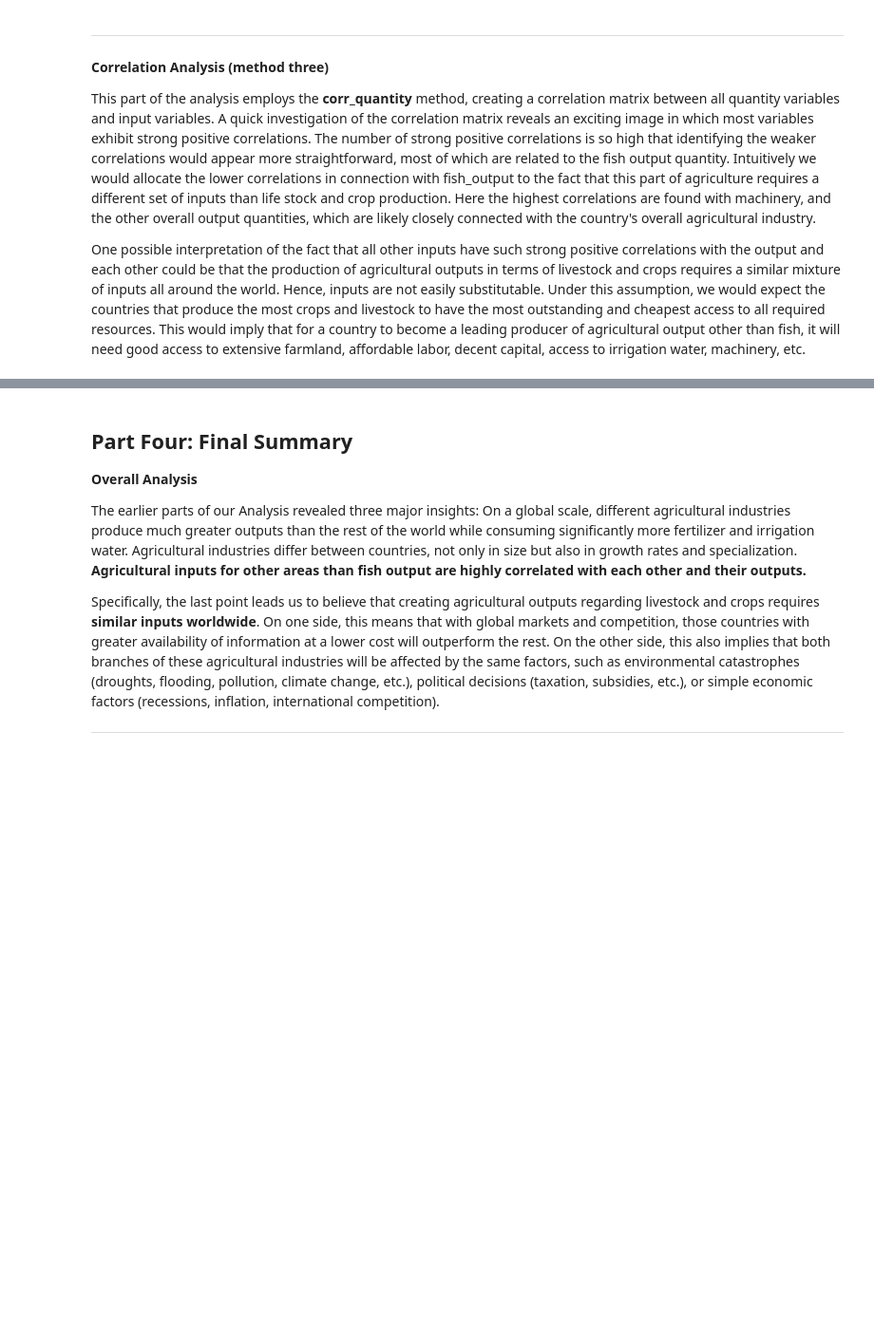
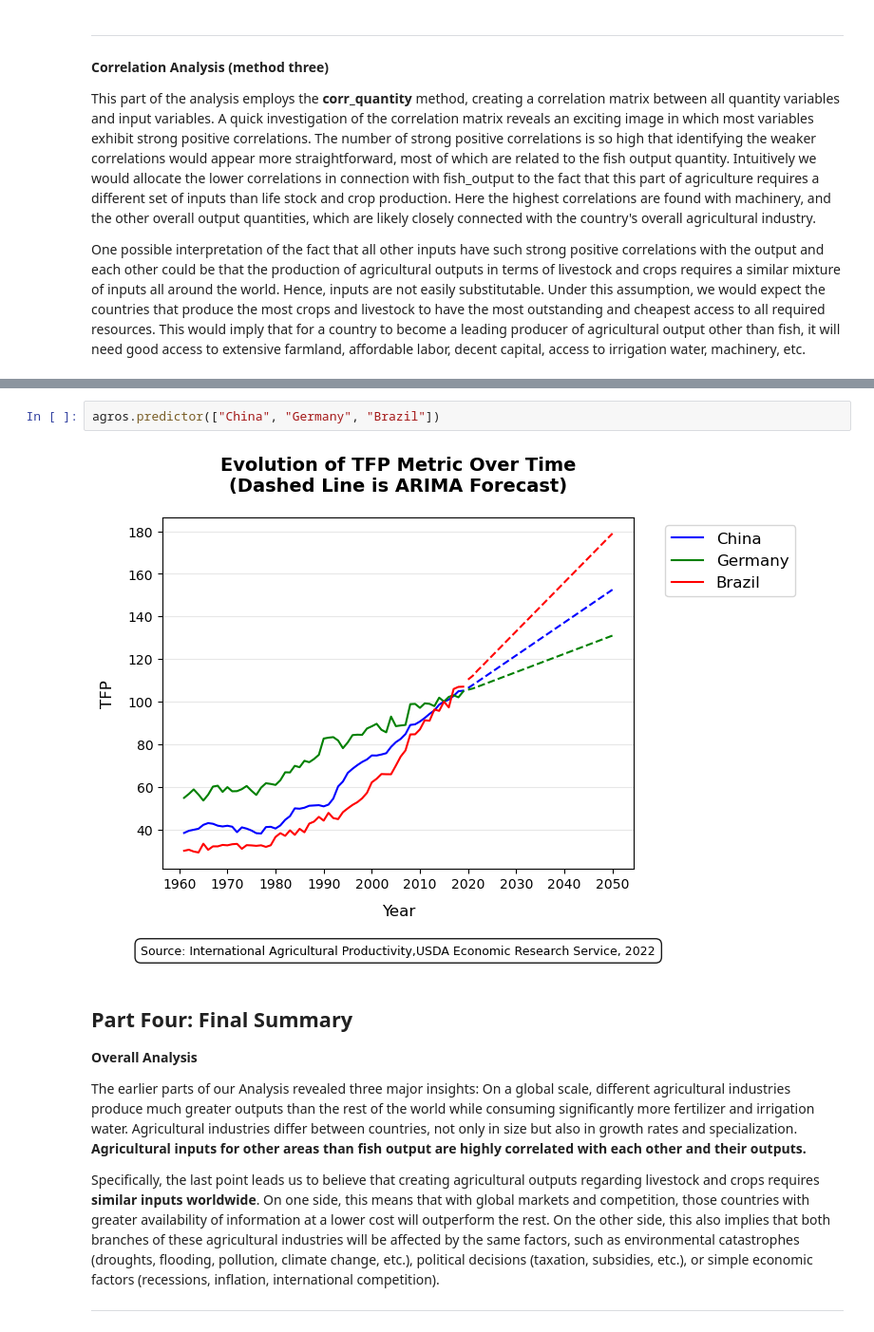
Before and after one commit to Dimedici1/Project_Agros, a Jupyter notebook: Showcase_Notebook.ipynb, the cells around one changed output, grey strips where cells are left out. Shown at 95% size. Cells and saved outputs as stored; diff of their text form; blank space fills up the shorter version.

Commit message:
Added plot of predictor method

```diff
--- a/Showcase_Notebook.ipynb
+++ b/Showcase_Notebook.ipynb
@@ -113,3 +109,7 @@ agros.corr_quantity()
+# %%
+agros.predictor(["China", "Germany", "Brazil"])
+# %% [output]
+[figure, added]
 # %% [markdown]
 ## **Part Four: Final Summary**
 
```
Also changed, not shown: parts of 4 cells of this notebook.
